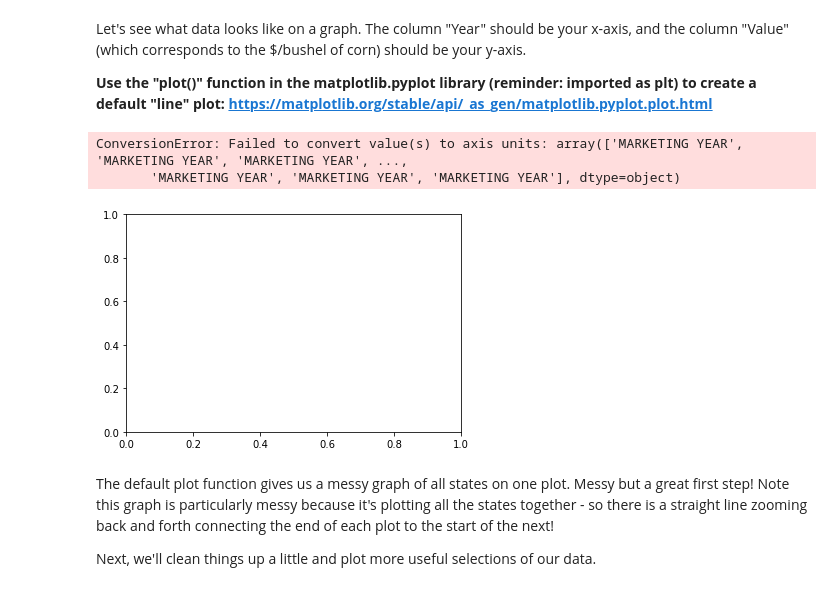
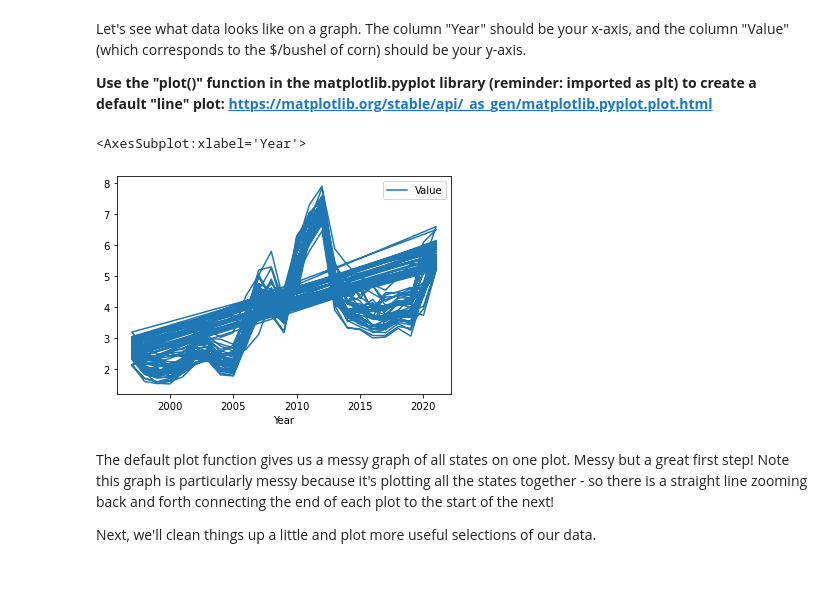
Before and after one commit to ShihYLin/Ag-Informatics, a Jupyter notebook: Lab2/lab2-ShihYunLin.ipynb, the cells around one changed output. Cells and saved outputs as stored; diff of their text form; code cells hidden in the pictures.

Commit message:
plot

```diff
--- a/Lab2/lab2-ShihYunLin.ipynb
+++ b/Lab2/lab2-ShihYunLin.ipynb
@@ -376,16 +376,16 @@ Let's see what data looks like on a graph. The column "Year" should be your x-ax
 **Use the "plot()" function in the matplotlib.pyplot library (reminder: imported as plt) to create a default "line" plot: https://matplotlib.org/stable/api/_as_gen/matplotlib.pyplot.plot.html**
 # %%
 # Use matplotlib to create line plots for the corn value in $/Bu against year
-plt.plot(clean_CORN)
+
 # Create a plot to display all data all data
 # Enter code here...
 
 #Give your plot a title, x and y axis labels, and activate grid lines.
 # Enter code here...
+clean_CORN.plot(kind='line',x='Year',y='Value')
 # %% [output]
-ConversionError: Failed to convert value(s) to axis units: array(['MARKETING YEAR', 'MARKETING YEAR', 'MARKETING YEAR', ...,
-       'MARKETING YEAR', 'MARKETING YEAR', 'MARKETING YEAR'], dtype=object)
+<AxesSubplot:xlabel='Year'>
-[figure, old version]
+[figure, new version]
 # %% [markdown]
 The default plot function gives us a messy graph of all states on one plot. Messy but a great first step! Note this graph is particularly messy because it's plotting all the states together - so there is a straight line zooming back and forth connecting the end of each plot to the start of the next!
 
```
Also changed, not shown: 1 other file.
